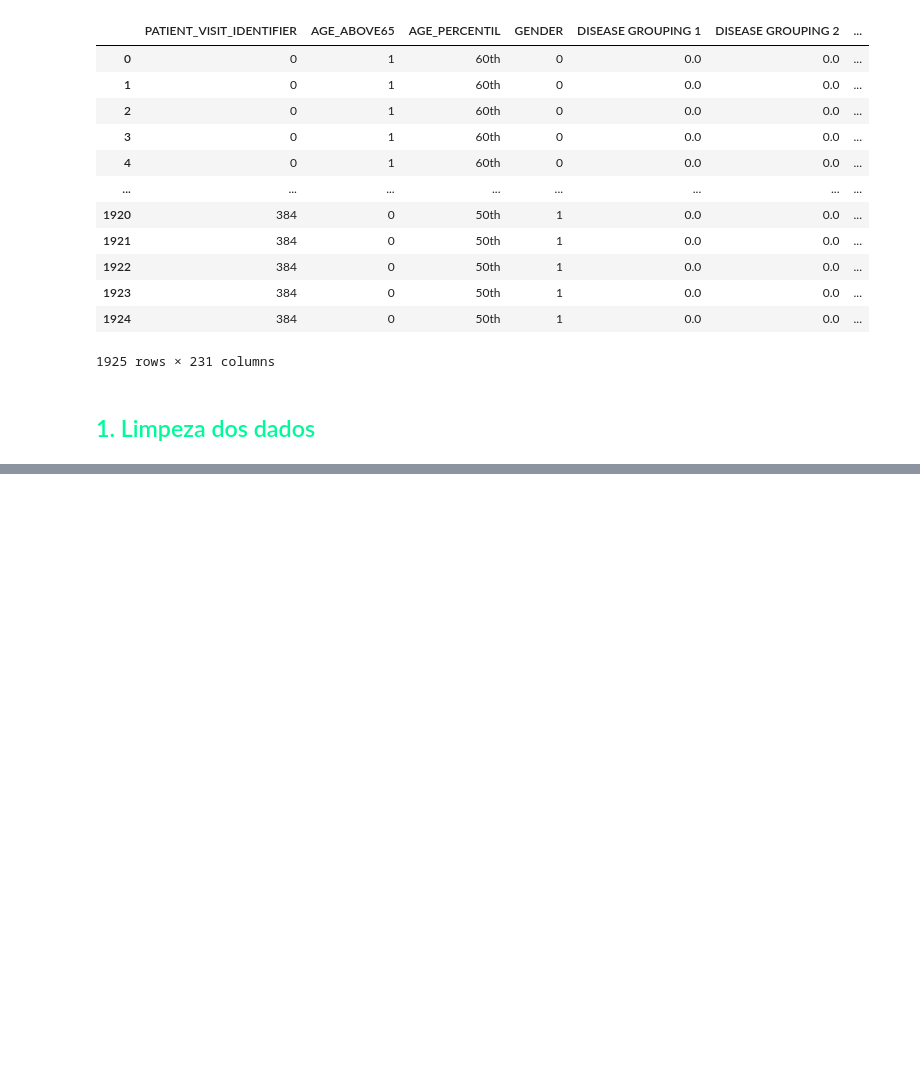
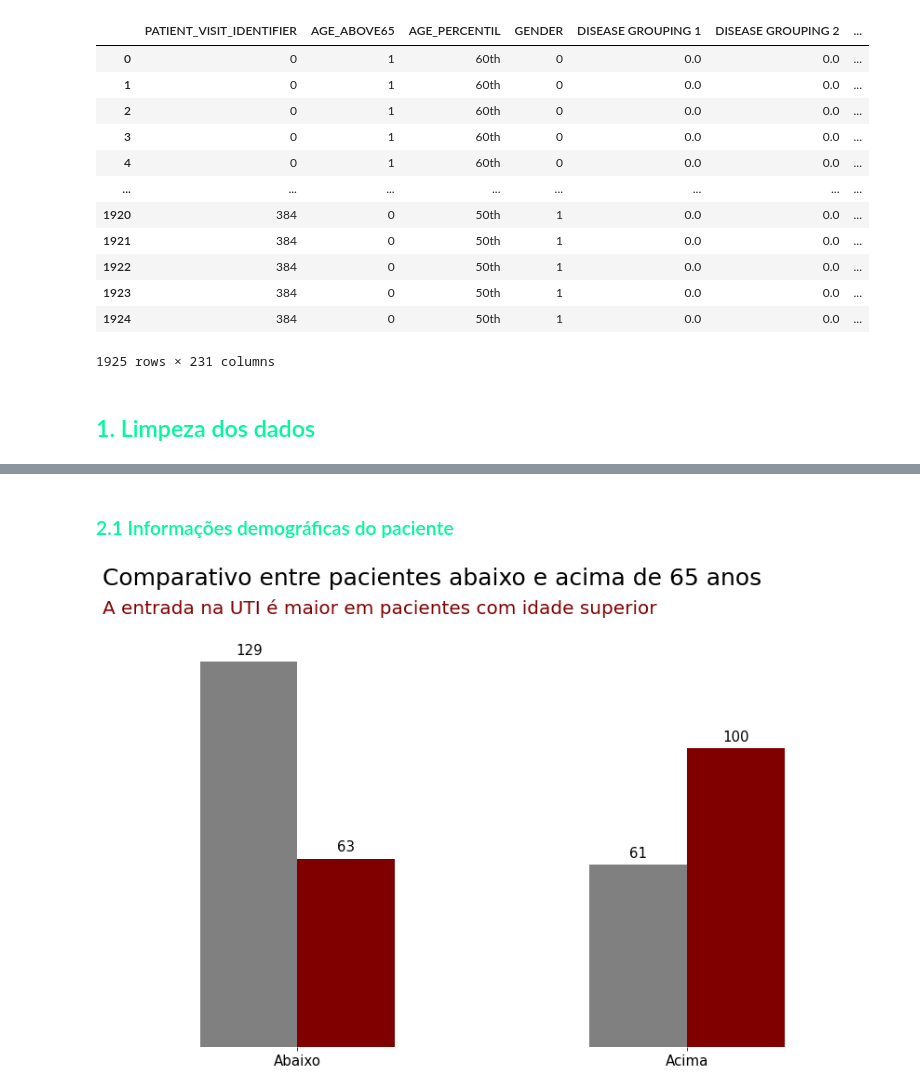
Before and after one commit to FranciscoFoz/Projeto_Final_Bootcamp_Data_Science_Alura, a Jupyter notebook: Notebooks/Projeto_final_Previsao_Admissao_UTI.ipynb, the cells around one changed output, grey strips where cells are left out. Saved outputs shown, nothing was run; the diff lists cells and outputs as text; code cells hidden in the pictures; blank space fills up the shorter version.

```diff
--- a/Notebooks/Projeto_final_Previsao_Admissao_UTI.ipynb
+++ b/Notebooks/Projeto_final_Previsao_Admissao_UTI.ipynb
@@ -290,0 +266,6 @@ dados
+# %% [markdown]
+### <font color= MediumSpringGreen> 2.1 Informações demográficas do paciente
+# %%
+grafico_abaixo_acima_65anos()
+# %% [output]
+[figure, added]
```
Also changed, not shown: parts of 94 cells of this notebook.
